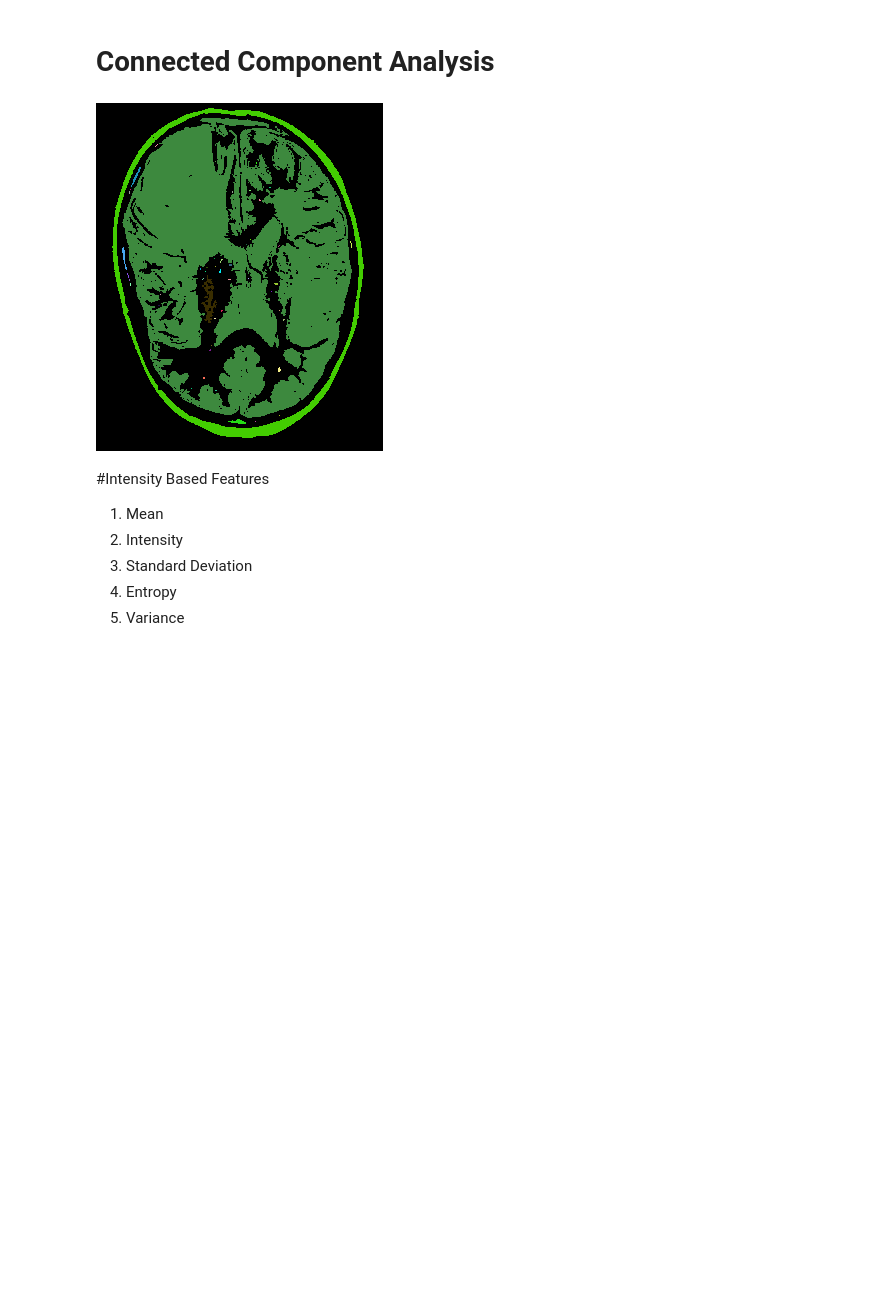
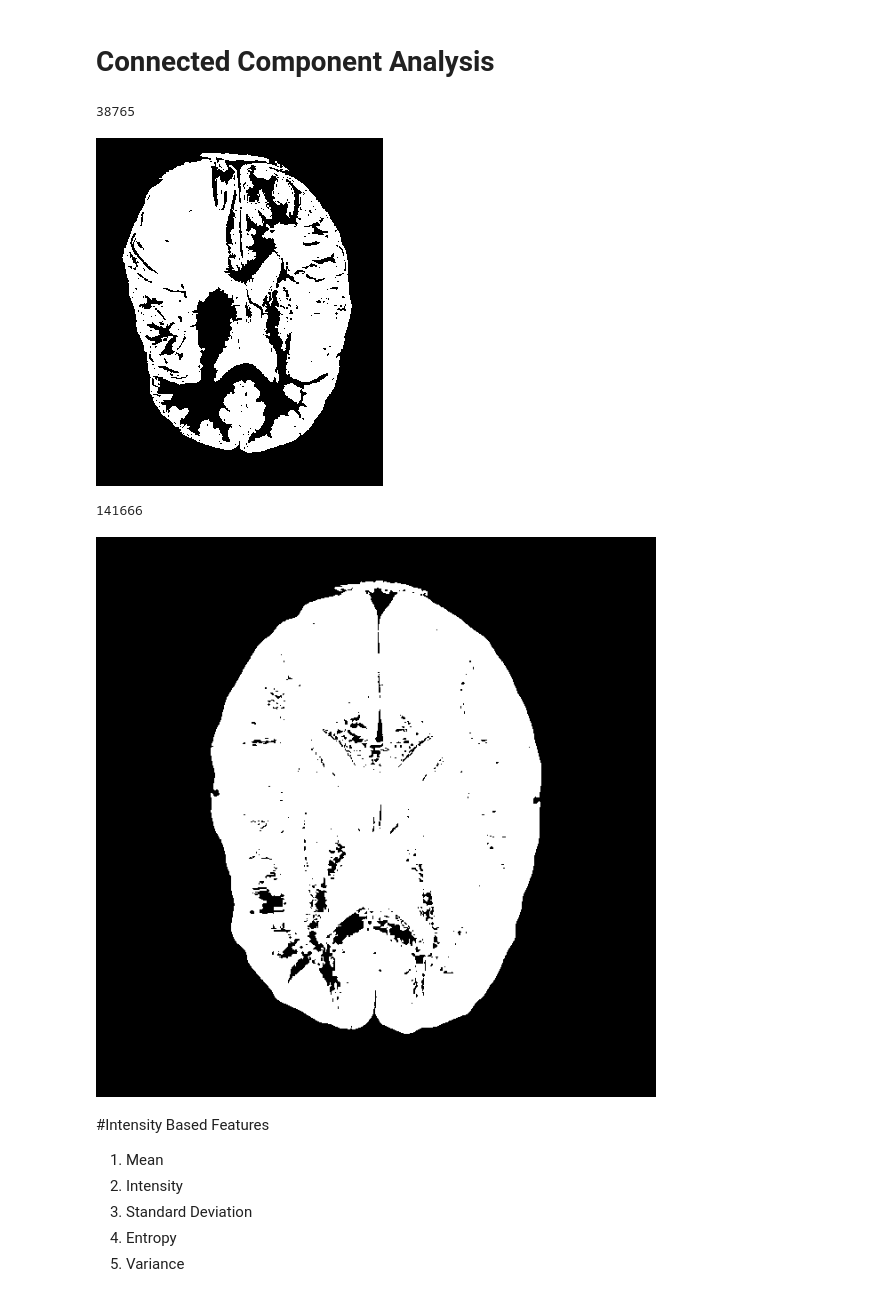
Before and after one commit to premanshsharma/Brain-Tumor-Detection, a Jupyter notebook: BrainTumorPreImgProcessing.ipynb, the cells around one changed output. Drawn from its saved outputs; the diff is of its cells as text; code cells hidden in the pictures; blank space fills up the shorter version.

```diff
--- a/BrainTumorPreImgProcessing.ipynb
+++ b/BrainTumorPreImgProcessing.ipynb
@@ -148,28 +148,51 @@ thresholding(img_n)
 # %%
 def connected_component_analysis(img):
     img = cv2.cvtColor(img, cv2.COLOR_BGR2GRAY)
     # Apply binary thresholding
     _, thresh = cv2.threshold(img, 0, 255, cv2.THRESH_BINARY+cv2.THRESH_OTSU)
 
     # Apply connected component analysis
-    connectivity = 8  # 8-way (or) 4-way connectivity
+    connectivity = 4  # 8-way (or) 4-way connectivity
     num_labels, labels, stats, centroids = cv2.connectedComponentsWithStats(thresh, connectivity, cv2.CV_32S)
+    # Loop through each component
+    output = np.zeros(img.shape, dtype="uint8")
+    area_arr = []
+    for i in range(1, num_labels):
+        area_arr.append(stats[i, cv2.CC_STAT_AREA])
 
-    # Create a random colormap
-    colors = np.random.randint(0, 255, size=(num_labels, 3), dtype=np.uint8)
+    for i in range(1, num_labels):
+        area = stats[i, cv2.CC_STAT_AREA]
+        # print(area)
+        if (area > max(area_arr) - 10) and (area < max(area_arr) + 10):
+            print(area)
+            # Labels stores all the IDs of the components on the each pixel
+            # It has the same dimension as the threshold
+            # So we'll check the component
+            # then convert it to 255 value to mark it white
+            componentMask = (labels == i).astype("uint8") * 255
 
-    # Set background label to black
-    colors[0] = [0, 0, 0]
+            # Creating the Final output mask
+            output = cv2.bitwise_or(output, componentMask)
+    cv2_imshow(output)
+    # # Create a random colormap
+    # colors = np.random.randint(0, 255, size=(num_labels, 3), dtype=np.uint8)
 
-    # Create an output image with colored labels
-    output = colors[labels]
+    # # Set background label to black
+    # colors[0] = [0, 0, 0]
 
-    # Display the output image
-    cv2_imshow(output)
+    # # Create an output image with colored labels
+    # output = colors[labels]
+
+    # # Display the output image
+    # cv2_imshow(output)
 
 connected_component_analysis(img_y)
+connected_component_analysis(img_n)
 # %% [output]
+38765
-[figure, old version]
+[figure, new version]
+141666
+[figure, added]
 # %% [markdown]
 #Intensity Based Features
 1. Mean
```
Also changed, not shown: parts of 2 cells of this notebook.
